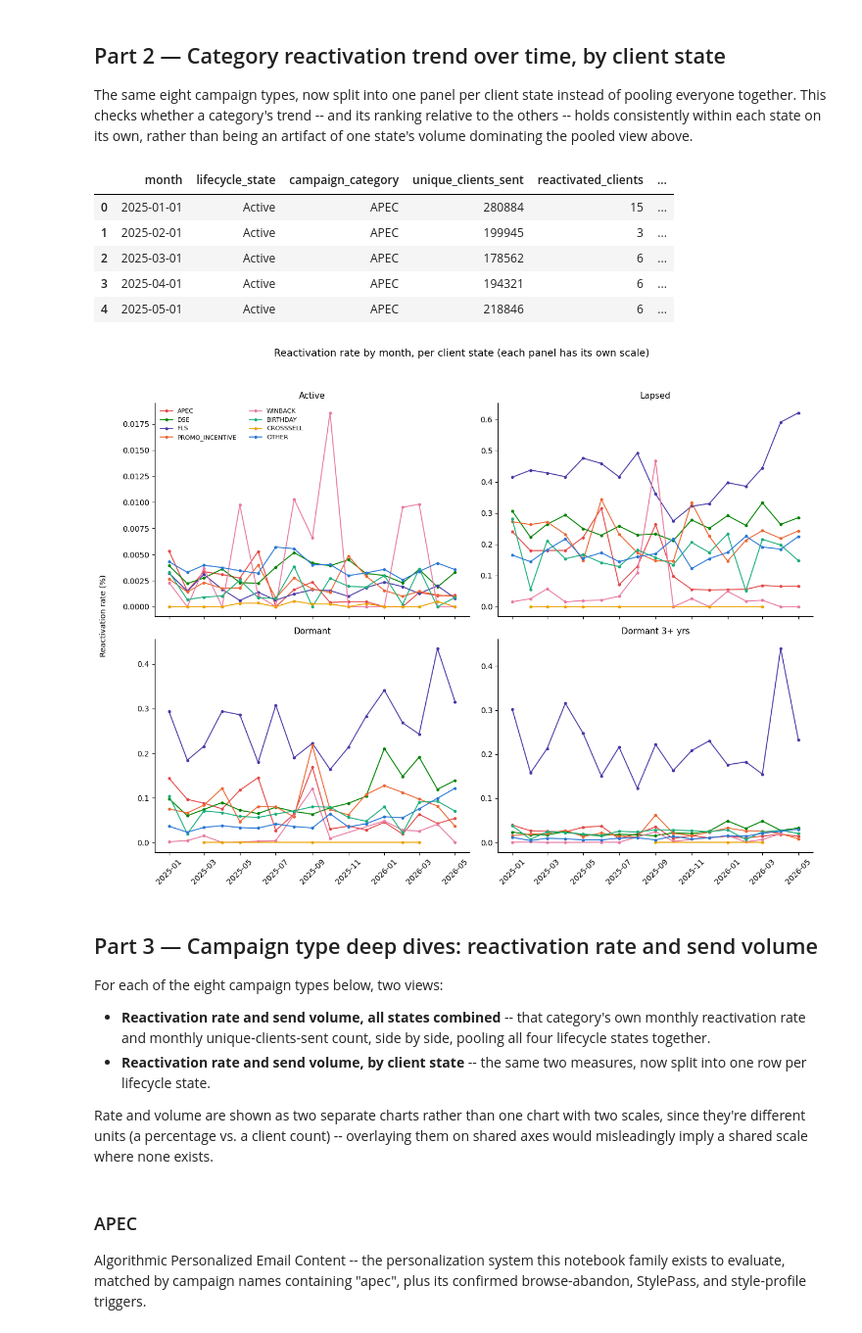
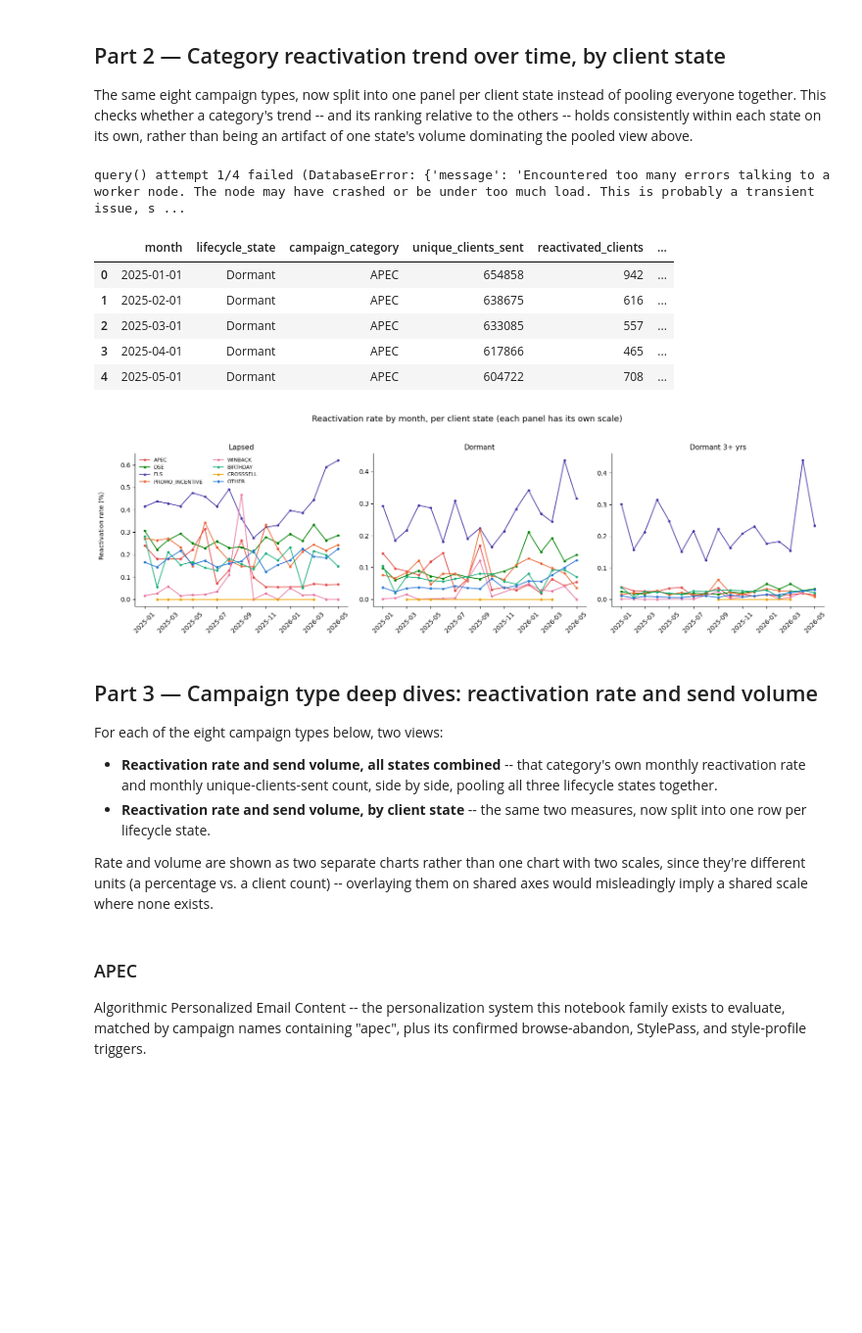
Before and after one commit to sfoyola/sao-sfix-ds, a Jupyter notebook: analysis_apec_all_clients/apec_analysis_v2.ipynb, the cells around one changed output. Shown at 98% size. Cells and saved outputs as stored; diff of their text form; code cells hidden in the pictures; blank space fills up the shorter version.

```diff
--- a/analysis_apec_all_clients/apec_analysis_v2.ipynb
+++ b/analysis_apec_all_clients/apec_analysis_v2.ipynb
@@ -148,11 +155,11 @@ def query(sql, max_attempts=4, retry_delay_seconds=20):
             time.sleep(retry_delay_seconds)
 
 # Population thresholds (days since last checkout)
-ACTIVE_MAX_DAYS = 120
+ACTIVE_MAX_DAYS = 120  # clients at or under this are Active -- excluded from this analysis entirely (see intro)
 LAPSED_MAX_DAYS = 365
 DORMANT_3YR_MIN_DAYS = 1095
 
-LIFECYCLE_STATES = ['Active', 'Lapsed', 'Dormant', 'Dormant 3+ yrs']
+LIFECYCLE_STATES = ['Lapsed', 'Dormant', 'Dormant 3+ yrs']
 
 # Send history window
 START_DATE = '2025-01-01'
@@ -369,7 +379,7 @@ state_at_send AS (
         AND s.sent_timestamp <  j.end_timestamp
 ),
 eligible_sends AS (
-    SELECT * FROM state_at_send WHERE lifecycle_state != 'Never Active'
+    SELECT * FROM state_at_send WHERE lifecycle_state NOT IN ('Never Active', 'Active')
 ),
 categorized_sends AS (
     SELECT
@@ -454,37 +464,37 @@ category_by_state_monthly_df = query(category_by_state_monthly_query)
 category_by_state_monthly_df['month'] = pd.to_datetime(category_by_state_monthly_df['month'])
 category_by_state_monthly_df.head()
 # %% [output]
+query() attempt 1/4 failed (DatabaseError: {'message': 'Encountered too many errors talking to a worker node. The node may have crashed or be under too much load. This is probably a transient issue, s ...
 |  | month | lifecycle_state | campaign_category | unique_clients_sent | reactivated_clients | ... |
-| 0 | 2025-01-01 | Active | APEC | 280884 | 15 | ... |
-| 1 | 2025-02-01 | Active | APEC | 199945 | 3 | ... |
-| 2 | 2025-03-01 | Active | APEC | 178562 | 6 | ... |
-| 3 | 2025-04-01 | Active | APEC | 194321 | 6 | ... |
-| 4 | 2025-05-01 | Active | APEC | 218846 | 6 | ... |
+| 0 | 2025-01-01 | Dormant | APEC | 654858 | 942 | ... |
+| 1 | 2025-02-01 | Dormant | APEC | 638675 | 616 | ... |
+| 2 | 2025-03-01 | Dormant | APEC | 633085 | 557 | ... |
+| 3 | 2025-04-01 | Dormant | APEC | 617866 | 465 | ... |
+| 4 | 2025-05-01 | Dormant | APEC | 604722 | 708 | ... |
 # %%
-fig, axes = plt.subplots(2, 2, figsize=(13, 10), sharex=True)
-axes = axes.flatten()
+fig, axes = plt.subplots(1, 3, figsize=(16, 5), sharex=True)
 
 for i, state in enumerate(LIFECYCLE_STATES):
     ax = axes[i]
     state_df = category_by_state_monthly_df[category_by_state_monthly_df['lifecycle_state'] == state]
     for cat in CAMPAIGN_TYPES:
         cat_df = state_df[state_df['campaign_category'] == cat].sort_values('month')
         ax.plot(
             cat_df['month'], cat_df['client_reactivation_rate'] * 100,
             marker='o', markersize=3, linewidth=1.3,
             color=CATEGORY_COLORS[cat], label=cat,
         )
     ax.set_title(state, fontsize=11)
     ax.spines[['top', 'right']].set_visible(False)
     ax.tick_params(axis='x', labelrotation=45)
 
 axes[0].legend(frameon=False, ncol=2, fontsize=8)
 fig.suptitle('Reactivation rate by month, per client state (each panel has its own scale)', fontsize=13)
 fig.text(0.0, 0.5, 'Reactivation rate (%)', va='center', rotation='vertical')
 plt.tight_layout(rect=[0.02, 0, 1, 0.95])
 plt.show()
 # %% [output]
-[figure, old version]
+[figure, new version]
 # %% [markdown]
 ## Part 3 — Campaign type deep dives: reactivation rate and send volume
 
@@ -492,7 +502,7 @@ For each of the eight campaign types below, two views:
 
 - **Reactivation rate and send volume, all states combined** -- that
   category's own monthly reactivation rate and monthly unique-clients-sent
-  count, side by side, pooling all four lifecycle states together.
+  count, side by side, pooling all three lifecycle states together.
 - **Reactivation rate and send volume, by client state** -- the same two
   measures, now split into one row per lifecycle state.
 
```
Also changed, not shown: parts of 20 cells of this notebook, 3 other files.
